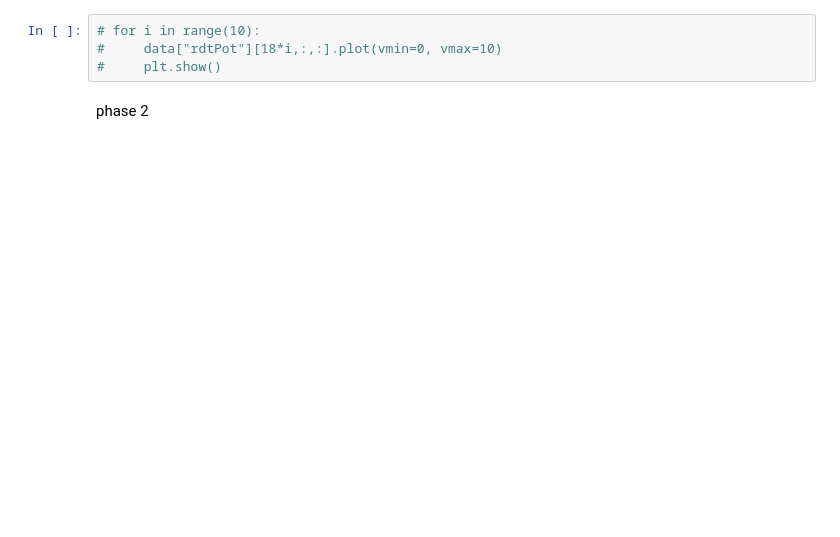
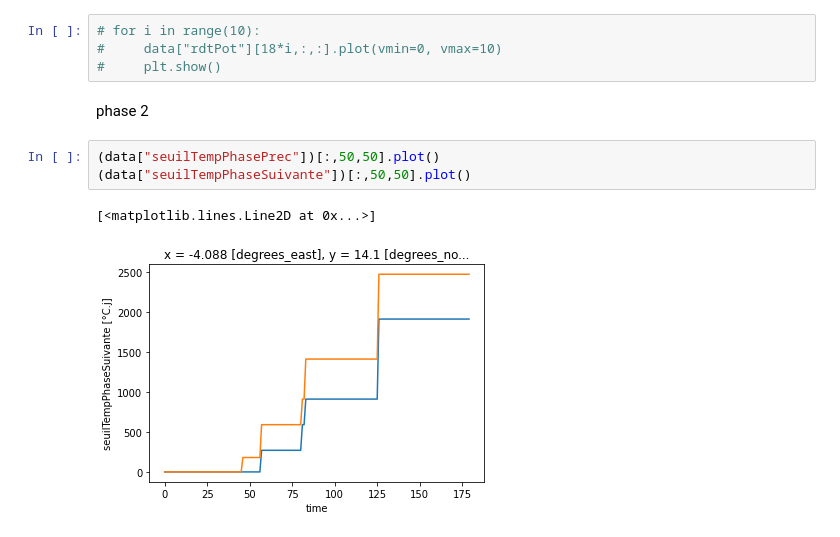
Before and after one commit to SARRA-cropmodels/SARRA-Py, a Jupyter notebook: notebooks/SARRA-Py_grid.ipynb, the cells around one changed output. Drawn from its saved outputs; the diff is of its cells as text; blank space fills up the shorter version.

```diff
--- a/notebooks/SARRA-Py_grid.ipynb
+++ b/notebooks/SARRA-Py_grid.ipynb
@@ -222,3 +217,9 @@ Data variables: (12/116)
 #     plt.show()
 # %% [markdown]
 phase 2
+# %%
+(data["seuilTempPhasePrec"])[:,50,50].plot()
+(data["seuilTempPhaseSuivante"])[:,50,50].plot()
+# %% [output]
+[<matplotlib.lines.Line2D at 0x...>]
+[figure, added]
```
Also changed, not shown: parts of 11 cells of this notebook, 2 other files.
